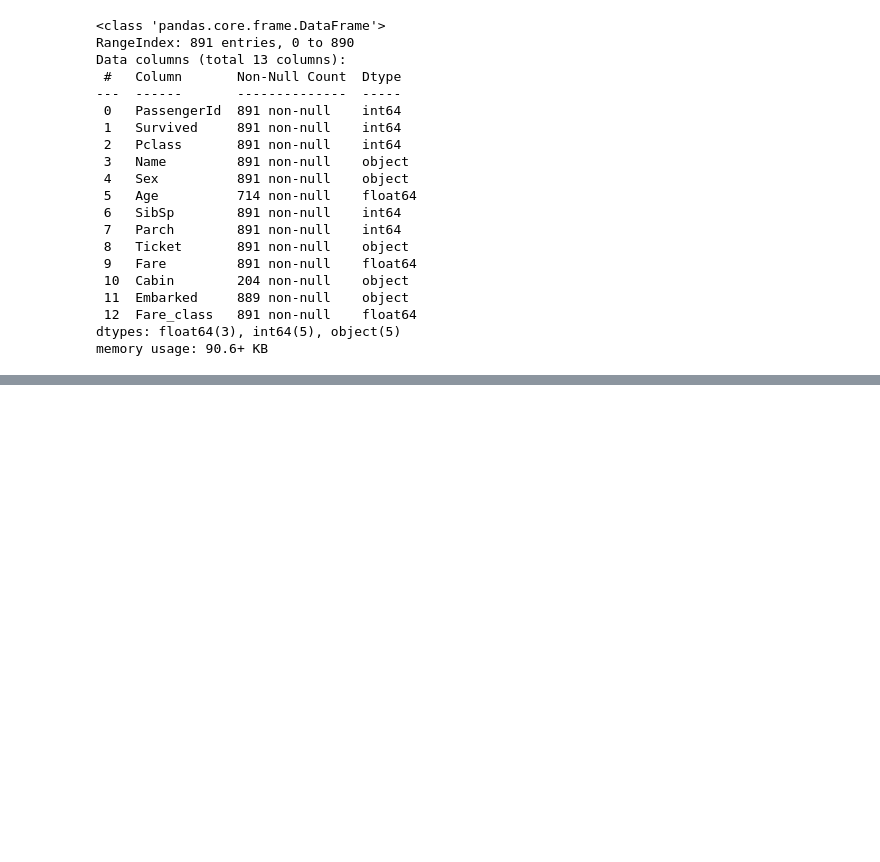
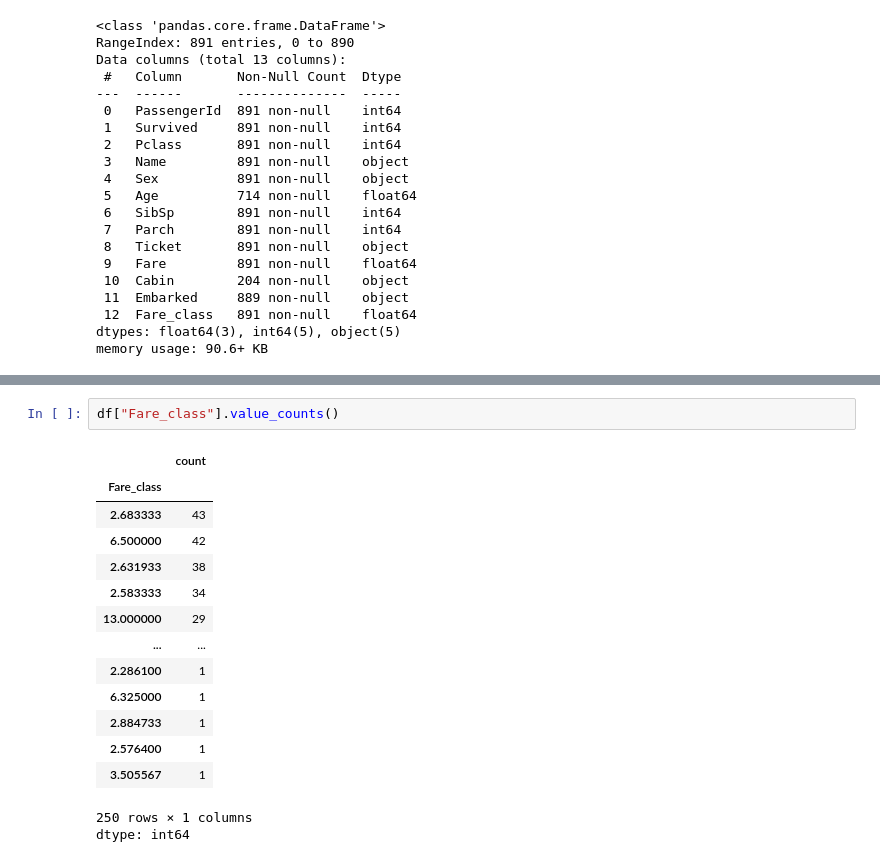
Before and after one commit to sajidzahid/NEDpython, a Jupyter notebook: Week_7/week7_class14_pandas_sirjamal.ipynb, the cells around one changed output, grey strips where cells are left out. Saved outputs shown, nothing was run; the diff lists cells and outputs as text; blank space fills up the shorter version.

```diff
--- a/Week_7/week7_class14_pandas_sirjamal.ipynb
+++ b/Week_7/week7_class14_pandas_sirjamal.ipynb
@@ -302,0 +353,18 @@ memory usage: 90.6+ KB
+# %%
+df["Fare_class"].value_counts()
+# %% [output]
+|  | count |
+| Fare_class |  |
+| 2.683333 | 43 |
+| 6.500000 | 42 |
+| 2.631933 | 38 |
+| 2.583333 | 34 |
+| 13.000000 | 29 |
+| ... | ... |
+| 2.286100 | 1 |
+| 6.325000 | 1 |
+| 2.884733 | 1 |
+| 2.576400 | 1 |
+| 3.505567 | 1 |
+250 rows × 1 columns
+dtype: int64
```
Also changed, not shown: parts of 9 cells of this notebook, 3 other files.
